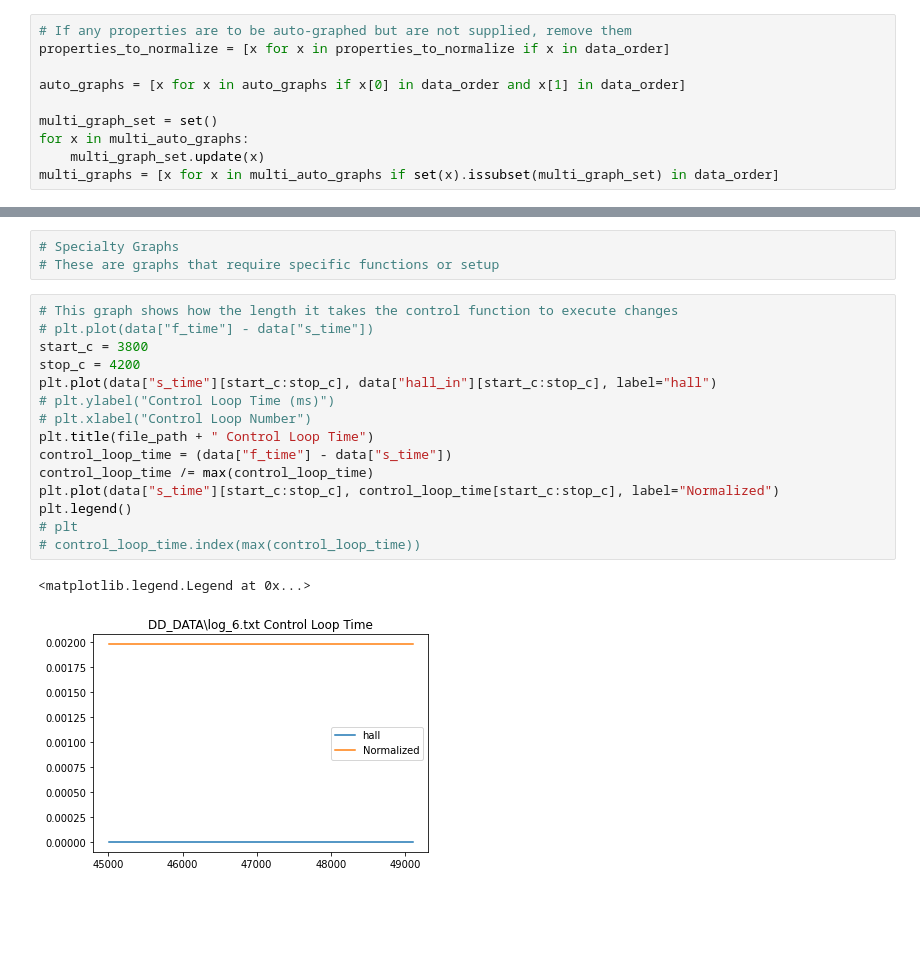
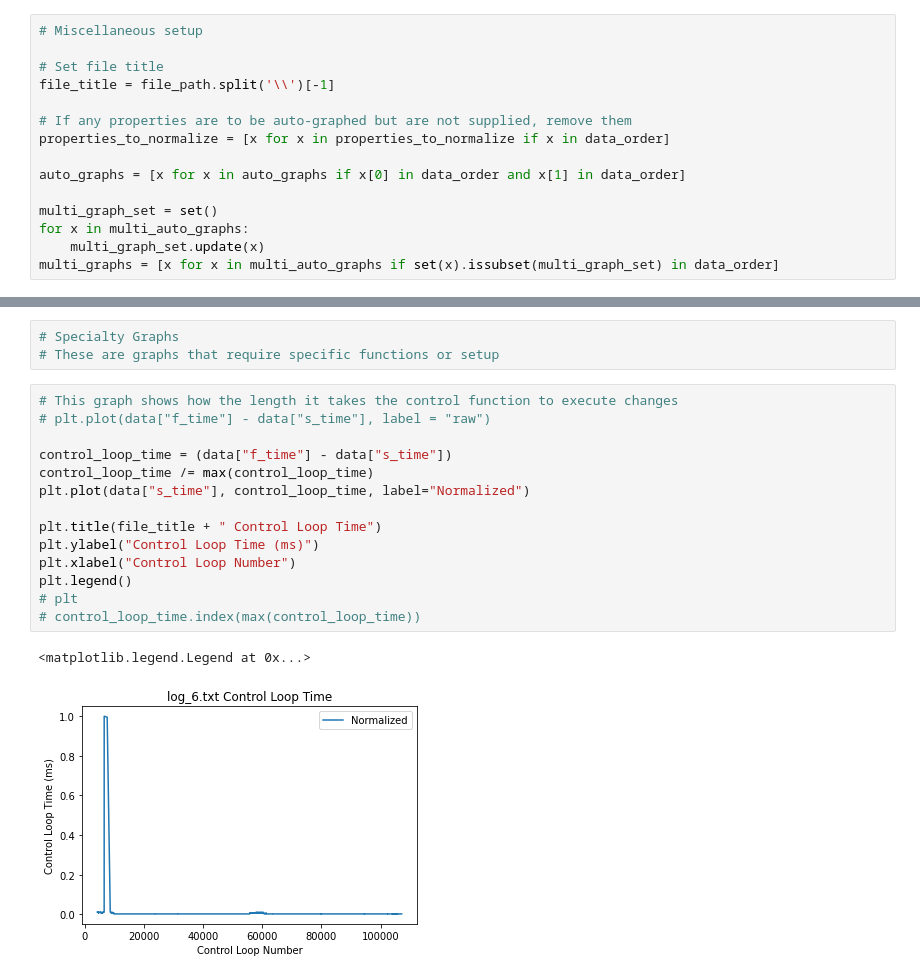
Before and after one commit to Bruin-Racing-Baja/MOAT, a Jupyter notebook: data_analysis/Data analysis.ipynb, the cells around one changed output, grey strips where cells are left out. Drawn from its saved outputs; the diff is of its cells as text; blank space fills up the shorter version.

```diff
--- a/data_analysis/Data analysis.ipynb
+++ b/data_analysis/Data analysis.ipynb
@@ -113,6 +79,11 @@ for i, property in enumerate(data_order):
     else:
         print("Property not recognized: " + property)
 # %%
+# Miscellaneous setup
+
+# Set file title
+file_title = file_path.split('\\')[-1]
+
 # If any properties are to be auto-graphed but are not supplied, remove them
 properties_to_normalize = [x for x in properties_to_normalize if x in data_order]
 
@@ -271,22 +200,21 @@ for x, *args in multi_auto_graphs:
 # These are graphs that require specific functions or setup
 # %%
 # This graph shows how the length it takes the control function to execute changes
-# plt.plot(data["f_time"] - data["s_time"])
-start_c = 3800
-stop_c = 4200
-plt.plot(data["s_time"][start_c:stop_c], data["hall_in"][start_c:stop_c], label="hall")
-# plt.ylabel("Control Loop Time (ms)")
-# plt.xlabel("Control Loop Number")
-plt.title(file_path + " Control Loop Time")
+# plt.plot(data["f_time"] - data["s_time"], label = "raw")
+
 control_loop_time = (data["f_time"] - data["s_time"])
 control_loop_time /= max(control_loop_time)
-plt.plot(data["s_time"][start_c:stop_c], control_loop_time[start_c:stop_c], label="Normalized")
+plt.plot(data["s_time"], control_loop_time, label="Normalized")
+
+plt.title(file_title + " Control Loop Time")
+plt.ylabel("Control Loop Time (ms)")
+plt.xlabel("Control Loop Number")
 plt.legend()
 # plt
 # control_loop_time.index(max(control_loop_time))
 # %% [output]
 <matplotlib.legend.Legend at 0x...>
-[figure, old version]
+[figure, new version]
 # %%
 # This graph superimposes the reference rpm and the actual rpm for each wheel speed
 # This function recreates the reference rpm values, and must be updated as the code changes
```
Also changed, not shown: parts of 11 cells of this notebook.
